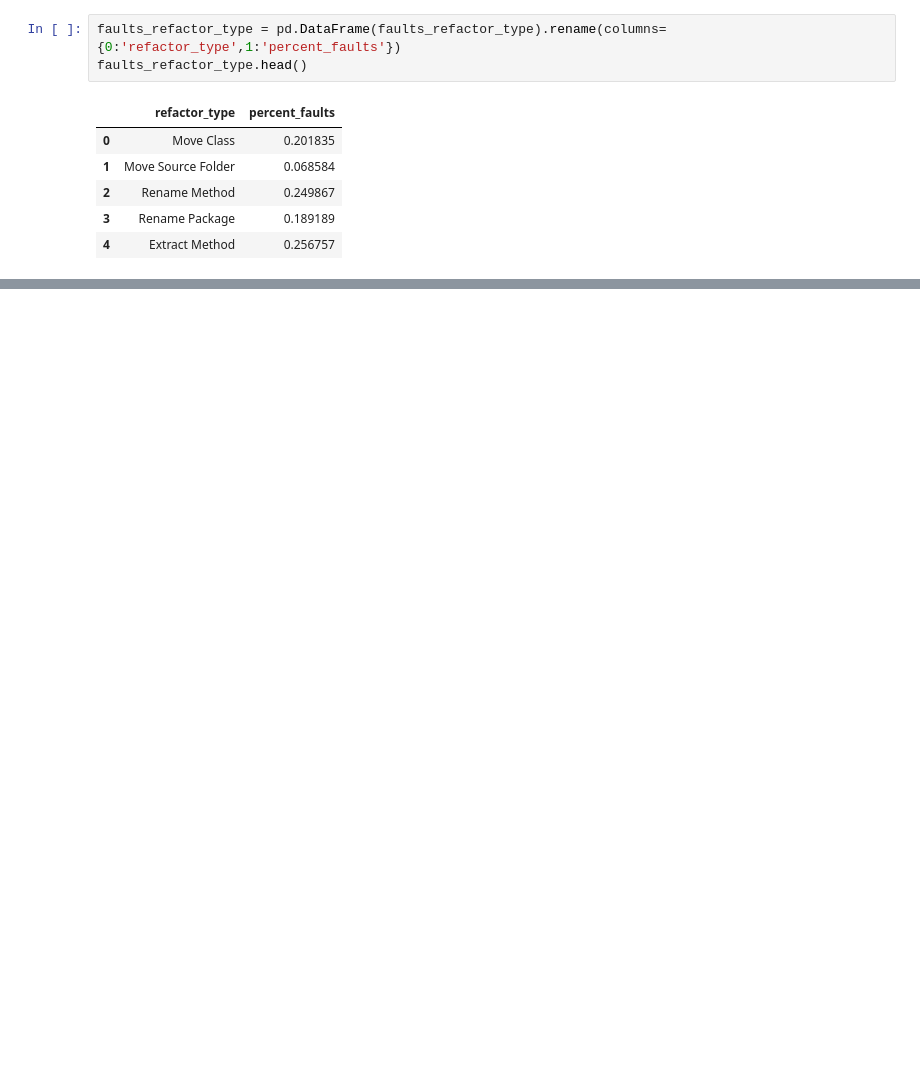
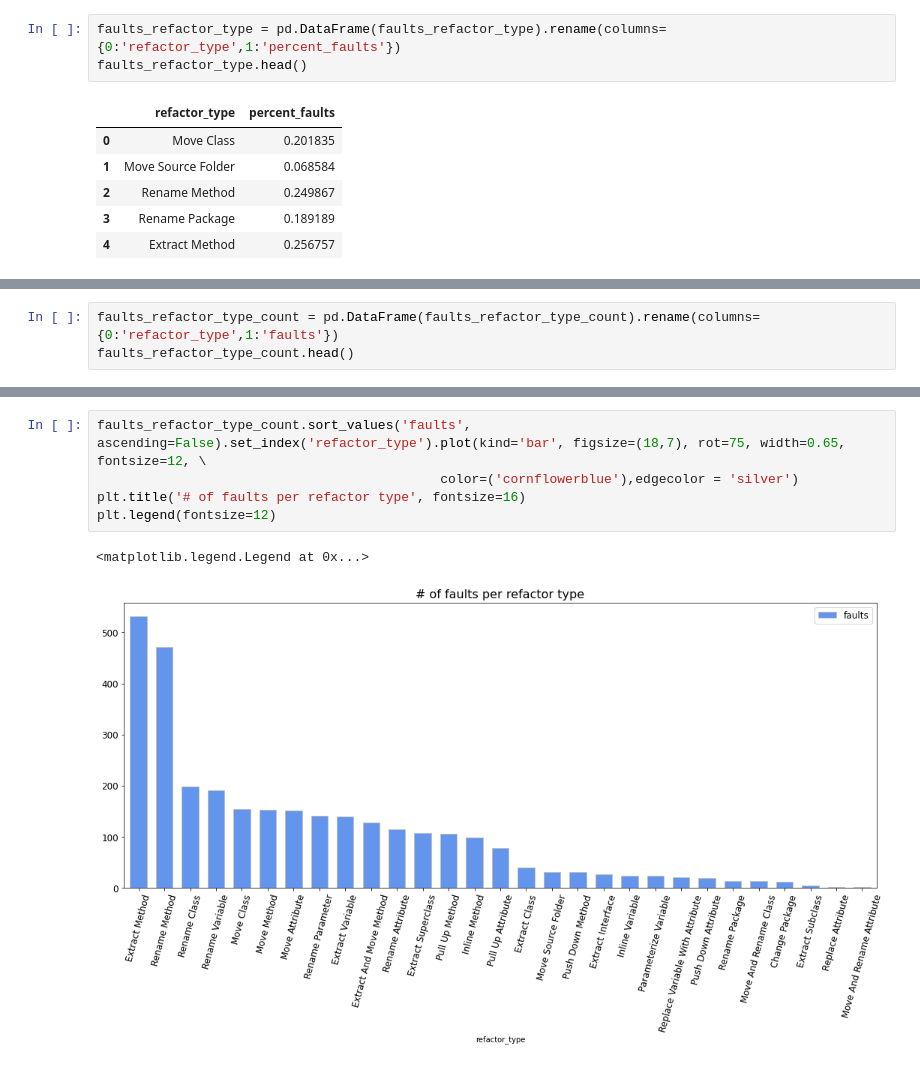
Before and after one commit to danigoju/Technical-Debt-DLMP, a Jupyter notebook: notebooks/refactoring_test.ipynb, the cells around one changed output, grey strips where cells are left out. Cells and saved outputs as stored; diff of their text form; blank space fills up the shorter version.

```diff
--- a/notebooks/refactoring_test.ipynb
+++ b/notebooks/refactoring_test.ipynb
@@ -164,0 +169,3 @@ plt.legend(fontsize=12)
+# %%
+faults_refactor_type_count = pd.DataFrame(faults_refactor_type_count).rename(columns={0:'refactor_type',1:'faults'})
+faults_refactor_type_count.head()
@@ -164,0 +179,8 @@ plt.legend(fontsize=12)
+# %%
+faults_refactor_type_count.sort_values('faults', ascending=False).set_index('refactor_type').plot(kind='bar', figsize=(18,7), rot=75, width=0.65, fontsize=12, \
+                                            color=('cornflowerblue'),edgecolor = 'silver')
+plt.title('# of faults per refactor type', fontsize=16)
+plt.legend(fontsize=12)
+# %% [output]
+<matplotlib.legend.Legend at 0x...>
+[figure, added]
```
Also changed, not shown: parts of 7 cells of this notebook.
